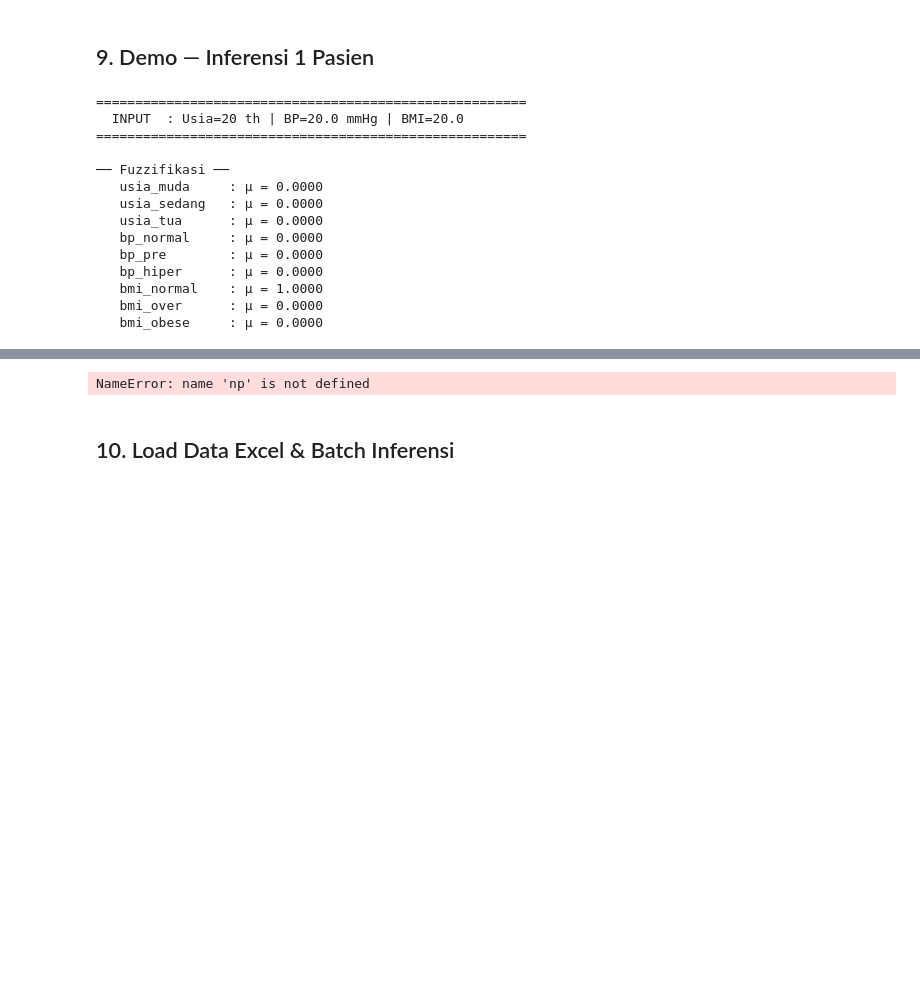
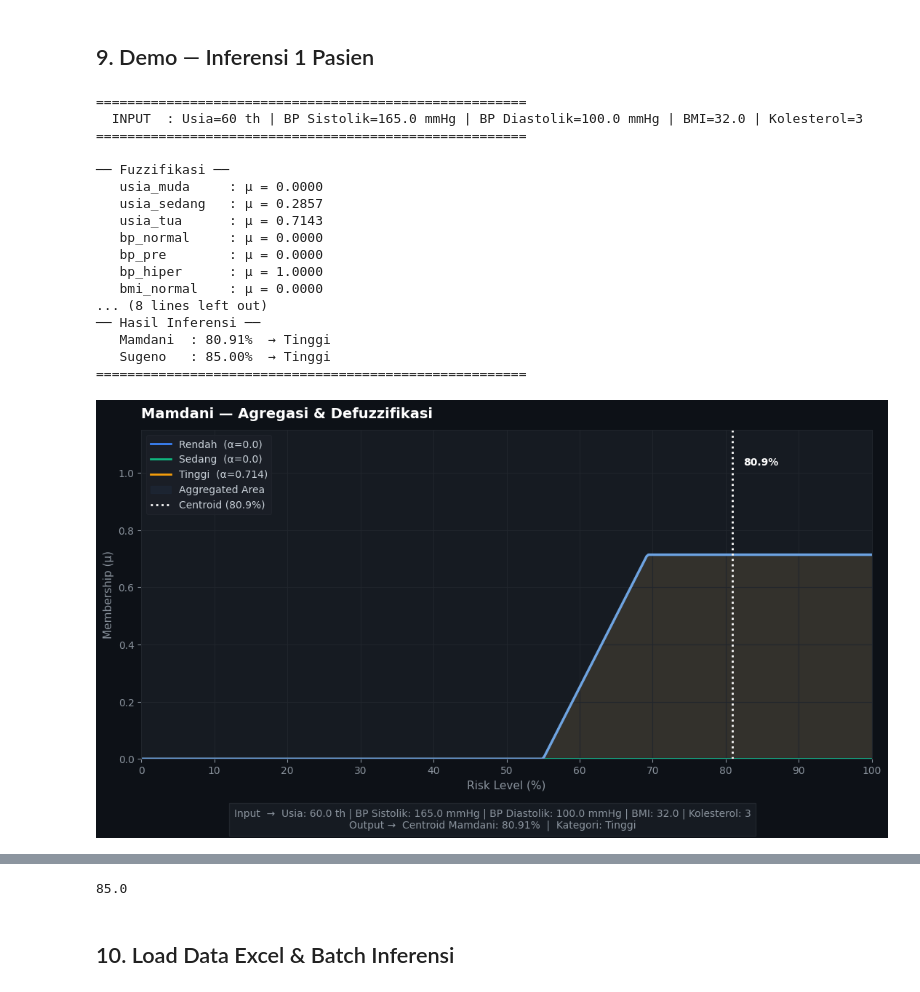
Before and after one commit to moch-firmansyahh/tugas-besar-dka, a Jupyter notebook: Tubes_dka.ipynb, the cells around one changed output, grey strips where cells are left out. Cells and saved outputs as stored; diff of their text form; code cells hidden in the pictures; blank space fills up the shorter version.

```diff
--- a/Tubes_dka.ipynb
+++ b/Tubes_dka.ipynb
@@ -110,7 +118,7 @@ RULES = [
 # %% [markdown]
 ## 4. Fuzzifikasi & Evaluasi Rule
 # %%
-def fuzzifikasi(usia, bp, bmi):
+def fuzzifikasi(usia, bp, bmi, ap_lo, chol):
     """Mengembalikan derajat keanggotaan semua variabel input."""
     return {
         'usia_muda'  : mu_usia_muda(usia),
@@ -122,13 +130,19 @@ def fuzzifikasi(usia, bp, bmi):
         'bmi_normal' : mu_bmi_normal(bmi),
         'bmi_over'   : mu_bmi_over(bmi),
         'bmi_obese'  : mu_bmi_obese(bmi),
+        'bplo_normal': mu_bplo_normal(ap_lo),
+        'bplo_pre'   : mu_bplo_pre(ap_lo),
+        'bplo_hiper' : mu_bplo_hiper(ap_lo),
+        'chol_normal': mu_chol_normal(chol),
+        'chol_tinggi': mu_chol_tinggi(chol),
+
     }
 
-def evaluasi_rule(usia, bp, bmi):
+def evaluasi_rule(usia, bp, bmi, ap_lo, chol):
     """Hitung firing strength (alpha) tiap rule dengan operator AND = min."""
     result = []
-    for (fn_usia, fn_bp, fn_bmi, konsekuen) in RULES:
-        alpha = min(fn_usia(usia), fn_bp(bp), fn_bmi(bmi))
+    for (fn_usia, fn_bp, fn_bplo, fn_bmi, fn_chol, konsekuen) in RULES:
+        alpha = min(fn_usia(usia), fn_bp(bp), fn_bplo(ap_lo), fn_bmi(bmi), fn_chol(chol))
         result.append((alpha, konsekuen))
     return result
 # %% [markdown]
@@ -174,9 +188,9 @@ def label_risiko(score):
 # %% [markdown]
 ## 7. Visualisasi — Mamdani Aggregation
 # %%
-def plot_mamdani(usia, bp, bmi):
+def plot_mamdani(usia, bp, bmi, ap_lo, chol):
     """Visualisasi proses agregasi & defuzzifikasi Mamdani."""
-    firing  = evaluasi_rule(usia, bp, bmi)
+    firing  = evaluasi_rule(usia, bp, bmi, ap_lo, chol)
     S_vals  = np.linspace(0, 100, 400)
 
     # Hitung alpha dominan per konsekuen
@@ -242,7 +256,7 @@ def plot_mamdani(usia, bp, bmi):
                        edgecolor=GRID, labelcolor='#c9d1d9', fontsize=10)
 
     # Info box
-    info = (f'Input  →  Usia: {usia:.1f} th  |  BP: {bp} mmHg  |  BMI: {bmi:.1f}\n'
+    info = (f'Input  →  Usia: {usia:.1f} th | BP Sistolik: {bp} mmHg | BP Diastolik: {ap_lo} mmHg | BMI: {bmi:.1f} | Kolesterol: {chol}\n'
             f'Output →  Centroid Mamdani: {centroid:.2f}%  |  Kategori: {label_risiko(centroid)}')
     fig.text(0.5, 0.01, info, ha='center', color='#8b949e', fontsize=10,
              bbox=dict(fc='#161b22', ec=GRID, pad=5))
@@ -361,43 +397,49 @@ def plot_sugeno(usia, bp, bmi):
 # %%
 # Ganti nilai di bawah sesuai pasien yang ingin dianalisis
 USIA_DEMO = int(input("Masukkan Usia Anda: "))   # tahun
 BP_DEMO   = float(input("Masukkan Tekanan Darah Anda: "))    # mmHg (sistolik)
 BMI_DEMO  = float(input("Masukkan BMI anda: "))   # kg/m²
+AP_LO_DEMO = float(input("Masukkan Tekanan Darah Diastolik: "))
+CHOL_DEMO = int(input("Masukkan Kolesterol (1=Normal, 2=Di atas Normal, 3=Sangat Tinggi): "))
 
 print("=" * 55)
-print(f"  INPUT  : Usia={USIA_DEMO} th | BP={BP_DEMO} mmHg | BMI={BMI_DEMO}")
+print(f"  INPUT  : Usia={USIA_DEMO} th | BP Sistolik={BP_DEMO} mmHg | BP Diastolik={AP_LO_DEMO} mmHg | BMI={BMI_DEMO} | Kolesterol={CHOL_DEMO}")
 print("=" * 55)
 
 # Fuzzifikasi
-fuzz = fuzzifikasi(USIA_DEMO, BP_DEMO, BMI_DEMO)
+fuzz = fuzzifikasi(USIA_DEMO, BP_DEMO, BMI_DEMO, AP_LO_DEMO, CHOL_DEMO)
 print("\n── Fuzzifikasi ──")
 for k, v in fuzz.items():
     print(f"   {k:<14}: μ = {v:.4f}")
 
 # Inferensi
-m_out = mamdani_inferensi(USIA_DEMO, BP_DEMO, BMI_DEMO)
-s_out = sugeno_inferensi(USIA_DEMO, BP_DEMO, BMI_DEMO)
+m_out = mamdani_inferensi(USIA_DEMO, BP_DEMO, BMI_DEMO, AP_LO_DEMO, CHOL_DEMO)
+s_out = sugeno_inferensi(USIA_DEMO, BP_DEMO, BMI_DEMO, AP_LO_DEMO, CHOL_DEMO)
 
 print(f"\n── Hasil Inferensi ──")
 print(f"   Mamdani  : {m_out:.2f}%  → {label_risiko(m_out)}")
 print(f"   Sugeno   : {s_out:.2f}%  → {label_risiko(s_out)}")
 print("=" * 55)
 
 # Visualisasi
-plot_mamdani(USIA_DEMO, BP_DEMO, BMI_DEMO)
-plot_sugeno(USIA_DEMO, BP_DEMO, BMI_DEMO)
+plot_mamdani(USIA_DEMO, BP_DEMO, BMI_DEMO, AP_LO_DEMO, CHOL_DEMO)
+plot_sugeno(USIA_DEMO, BP_DEMO, BMI_DEMO, AP_LO_DEMO, CHOL_DEMO)
 # %% [output]
 =======================================================
-  INPUT  : Usia=20 th | BP=20.0 mmHg | BMI=20.0
+  INPUT  : Usia=60 th | BP Sistolik=165.0 mmHg | BP Diastolik=100.0 mmHg | BMI=32.0 | Kolesterol=3
 =======================================================
 
 ── Fuzzifikasi ──
    usia_muda     : μ = 0.0000
-   usia_sedang   : μ = 0.0000
-   usia_tua      : μ = 0.0000
+   usia_sedang   : μ = 0.2857
+   usia_tua      : μ = 0.7143
    bp_normal     : μ = 0.0000
    bp_pre        : μ = 0.0000
-   bp_hiper      : μ = 0.0000
-   bmi_normal    : μ = 1.0000
-   bmi_over      : μ = 0.0000
-   bmi_obese     : μ = 0.0000
+   bp_hiper      : μ = 1.0000
+   bmi_normal    : μ = 0.0000
+... (8 lines left out)
+── Hasil Inferensi ──
+   Mamdani  : 80.91%  → Tinggi
+   Sugeno   : 85.00%  → Tinggi
+=======================================================
+[figure, added]
@@ -404,4 +447,4 @@ plot_sugeno(USIA_DEMO, BP_DEMO, BMI_DEMO)
-NameError: name 'np' is not defined
+85.0
 # %% [markdown]
 ## 10. Load Data Excel & Batch Inferensi
 # %%
```
Also changed, not shown: parts of 20 cells of this notebook, 3 other files.
